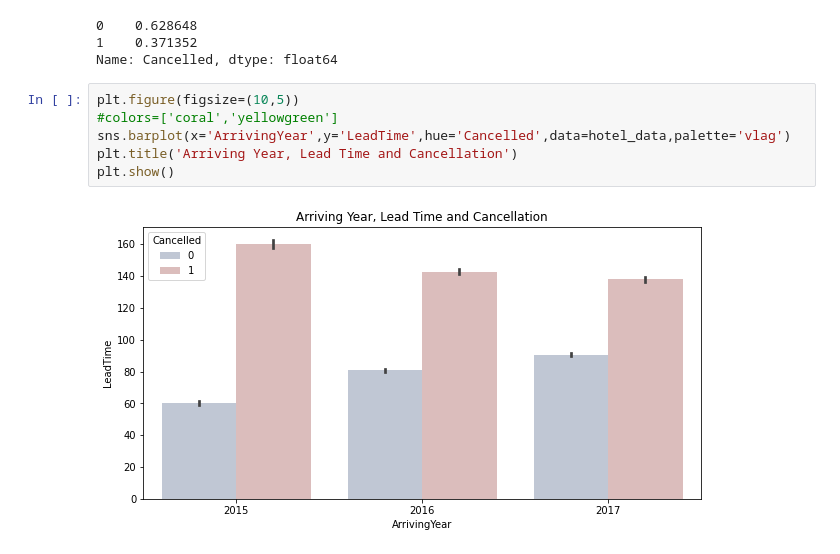
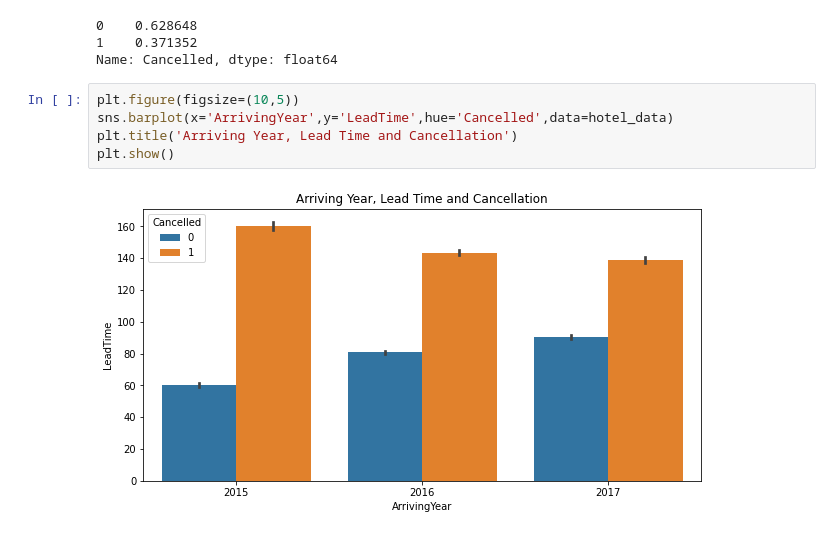
Before and after one commit to ambika1us/Hotel_Booking_Analysis, a Jupyter notebook: Ambika_Prasad_Rath__Hotel_Booking_Analysis_Capstone_Project.ipynb, the cells around one changed output. Saved outputs shown, nothing was run; the diff lists cells and outputs as text.

```diff
--- a/Ambika_Prasad_Rath__Hotel_Booking_Analysis_Capstone_Project.ipynb
+++ b/Ambika_Prasad_Rath__Hotel_Booking_Analysis_Capstone_Project.ipynb
@@ -371,9 +371,8 @@ hotel_data.Cancelled.value_counts(normalize=True)
 Name: Cancelled, dtype: float64
 # %%
 plt.figure(figsize=(10,5))
-#colors=['coral','yellowgreen']
-sns.barplot(x='ArrivingYear',y='LeadTime',hue='Cancelled',data=hotel_data,palette='vlag')
+sns.barplot(x='ArrivingYear',y='LeadTime',hue='Cancelled',data=hotel_data)
 plt.title('Arriving Year, Lead Time and Cancellation')
 plt.show()
 # %% [output]
-[figure, old version]
+[figure, new version]
```
Also changed, not shown: parts of 13 cells of this notebook.
